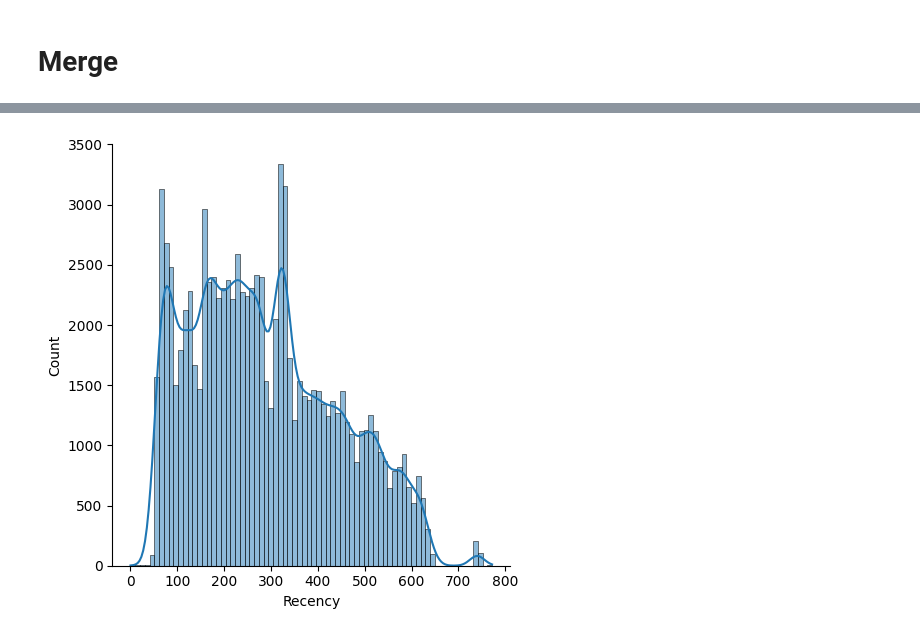
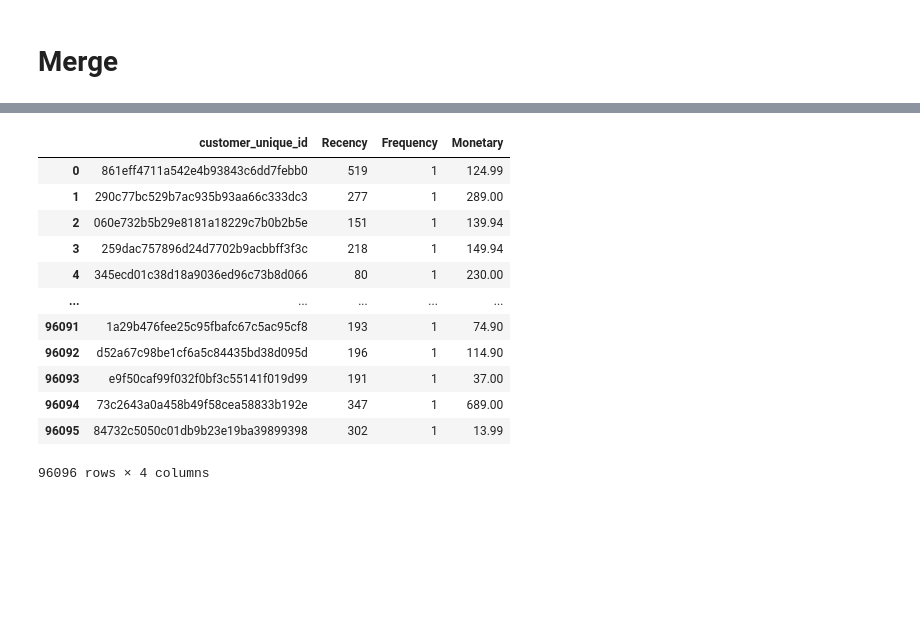
Before and after one commit to fadilrisdian/perqara-assesment, a Jupyter notebook: main.ipynb, the cells around one changed output, grey strips where cells are left out. Cells and saved outputs as stored; diff of their text form; code cells hidden in the pictures; blank space fills up the shorter version.

```diff
--- a/main.ipynb
+++ b/main.ipynb
@@ -344,5 +223,0 @@ boxplot(df_frm['Monetary'],'Monetary')
-# %%
-sns.displot(df_frm['Recency'], kde=True)
-plt.show()
-# %% [output]
-[figure, removed]
@@ -351,0 +224,17 @@ plt.show()
+# %%
+df_rfm = df_orders_rec.merge(df_orders_freq, on='customer_unique_id').merge(df_monetary, on='customer_unique_id')
+df_rfm
+# %% [output]
+|  | customer_unique_id | Recency | Frequency | Monetary |
+| 0 | 861eff4711a542e4b93843c6dd7febb0 | 519 | 1 | 124.99 |
+| 1 | 290c77bc529b7ac935b93aa66c333dc3 | 277 | 1 | 289.00 |
+| 2 | 060e732b5b29e8181a18229c7b0b2b5e | 151 | 1 | 139.94 |
+| 3 | 259dac757896d24d7702b9acbbff3f3c | 218 | 1 | 149.94 |
+| 4 | 345ecd01c38d18a9036ed96c73b8d066 | 80 | 1 | 230.00 |
+| ... | ... | ... | ... | ... |
+| 96091 | 1a29b476fee25c95fbafc67c5ac95cf8 | 193 | 1 | 74.90 |
+| 96092 | d52a67c98be1cf6a5c84435bd38d095d | 196 | 1 | 114.90 |
+| 96093 | e9f50caf99f032f0bf3c55141f019d99 | 191 | 1 | 37.00 |
+| 96094 | 73c2643a0a458b49f58cea58833b192e | 347 | 1 | 689.00 |
+| 96095 | 84732c5050c01db9b23e19ba39899398 | 302 | 1 | 13.99 |
+96096 rows × 4 columns
```
Also changed, not shown: parts of 94 cells of this notebook.
